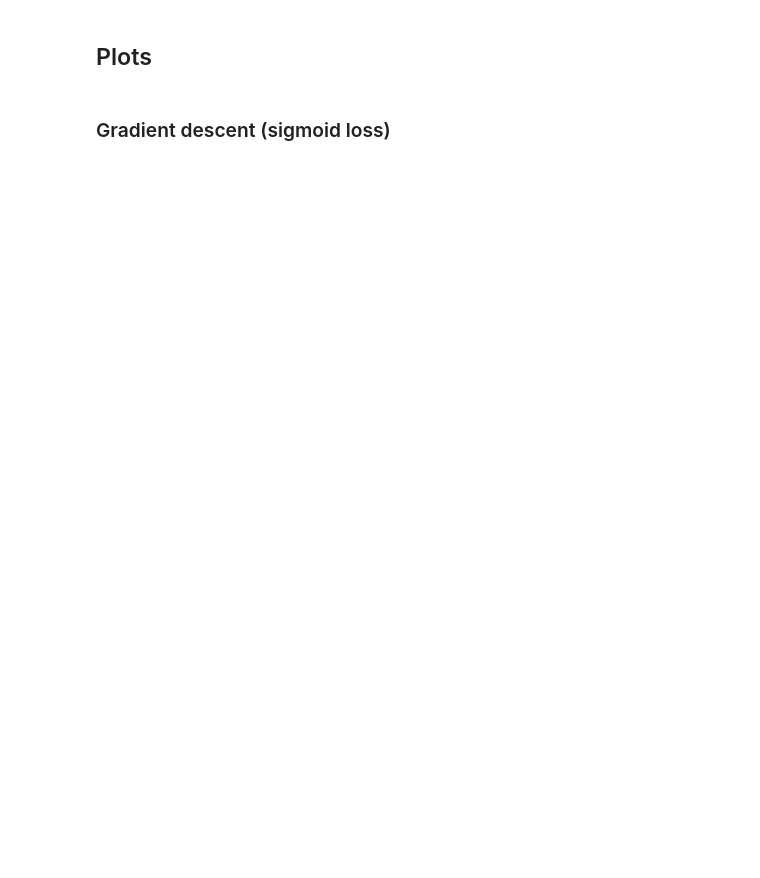
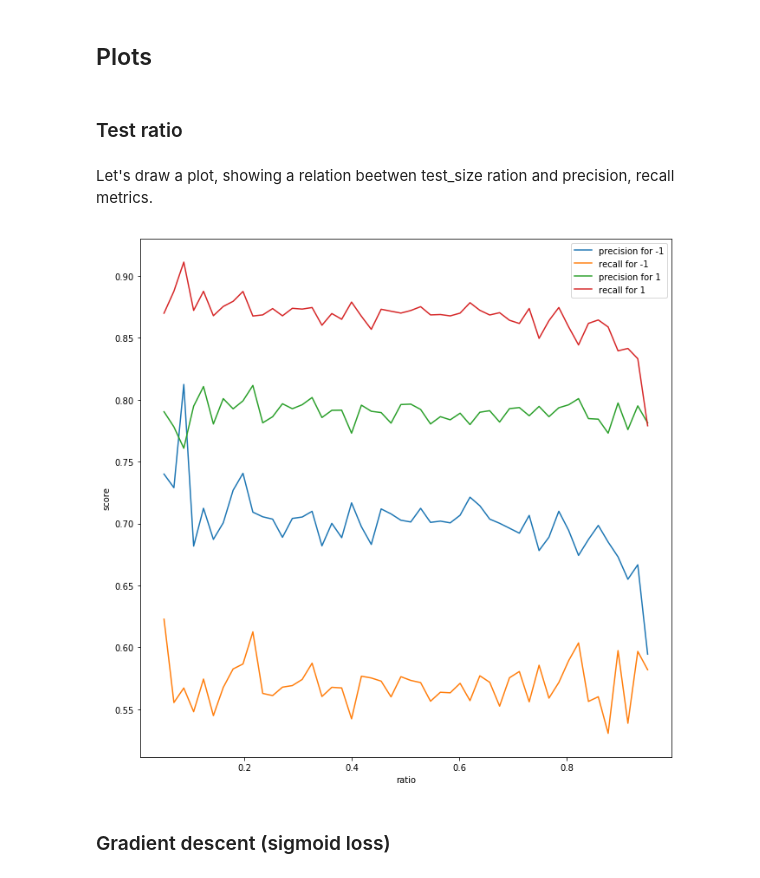
Before and after one commit to StasBel/machine-learning-homework, a Jupyter notebook: stas_belyaev_5.ipynb, the cells around one changed output. Saved outputs shown, nothing was run; the diff lists cells and outputs as text; code cells hidden in the pictures; blank space fills up the shorter version.

```diff
--- a/stas_belyaev_5.ipynb
+++ b/stas_belyaev_5.ipynb
@@ -163,5 +269,45 @@ import matplotlib.pyplot as plt
 from IPython.display import display
 from ipywidgets import interact, RadioButtons
 from itertools import product
+# %% [markdown]
+### Test ratio
+# %% [markdown]
+Let's draw a plot, showing a relation beetwen test_size ration and precision, recall metrics.
+# %%
+RATIOS_PLOT_NAME = "ratios_precision_recall.png"
+
+
+the_ratios = np.linspace(0.05, 0.95, 50)
+repeats = 10
+
+
+pre_minus_one, recall_minus_one, pre_one, recall_one = [], [], [], []
+for ratio in the_ratios:
+    pm1, rm1, p1, r1 = [], [], [], []
+    for _ in range(repeats):
+        X_train, X_test, y_train, y_test = train_test_split(X, y, test_size=ratio)
+        sgd = SGD(alpha=1e-4, k=10)
+        sgd.fit(X_train, y_train)
+        y_pred = sgd.predict(X_test)
+        for n_class, p, r in [(-1, pm1, rm1), (1, p1, r1)]:
+            precision, recall = precision_recall(y_pred, y_test, n_class)
+            p.append(precision)
+            r.append(recall)
+    pre_minus_one.append(sum(pm1) / repeats)
+    recall_minus_one.append(sum(rm1) / repeats)
+    pre_one.append(sum(p1) / repeats)
+    recall_one.append(sum(r1) / repeats)
+
+plt.rcParams["figure.figsize"] = (11, 11)
+plt.plot(the_ratios, pre_minus_one, label="precision for -1")
+plt.plot(the_ratios, recall_minus_one, label="recall for -1")
+plt.plot(the_ratios, pre_one, label="precision for 1")
+plt.plot(the_ratios, recall_one, label="recall for 1")
+plt.xlabel("ratio")
+plt.ylabel("score")
+plt.legend()
+plt.savefig(RATIOS_PLOT_NAME)
+# %% [output]
+[figure, added]
 # %% [markdown]
 ### Gradient descent (sigmoid loss)
```
Also changed, not shown: parts of 21 cells of this notebook, 1 other file.
